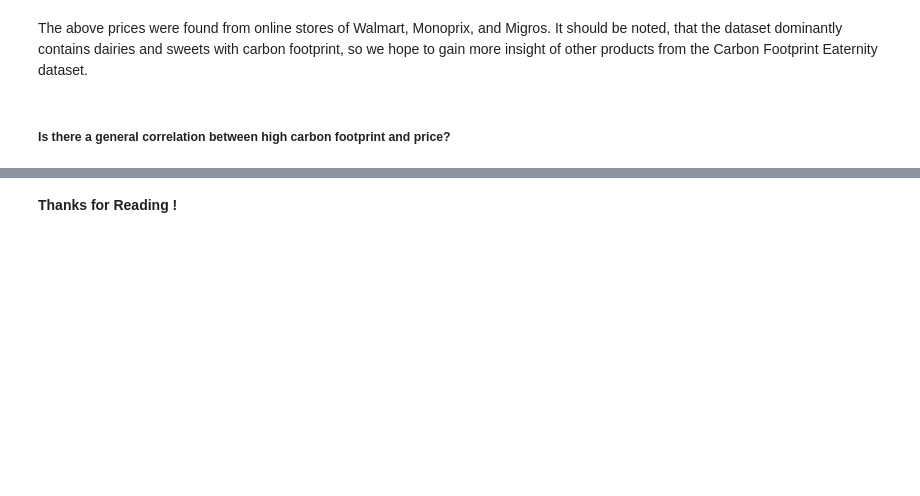
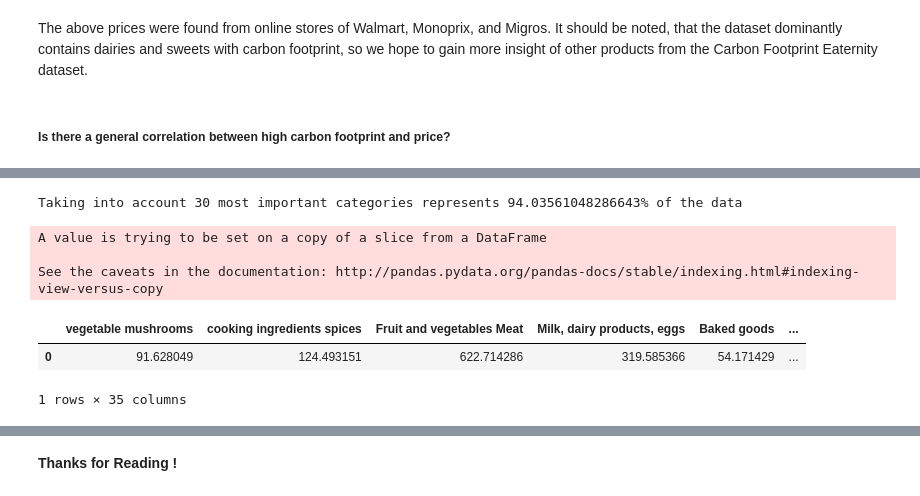
Before and after one commit to RedHotDataProject/Project_ADA, a Jupyter notebook: Open Food Facts - Explore data.ipynb, the cells around one changed output, grey strips where cells are left out. Saved outputs shown, nothing was run; the diff lists cells and outputs as text; code cells hidden in the pictures; blank space fills up the shorter version.

```diff
--- a/Open Food Facts - Explore data.ipynb
+++ b/Open Food Facts - Explore data.ipynb
@@ -394,2 +549,4 @@ food_facts_pd.main_category.value_counts().head(30)
 # %%
-print('Taking into account the 30 main categories represents {0}% of the data'.format(sum(food_facts_pd.main_category.value_counts()[:30])/len(food_facts_pd.main_category)*100))
+print('Taking into account 30 most important categories represents {0}% of the data'.format(sum(food_facts_pd.main_category.value_counts()[:30])/len(food_facts_pd.main_category)*100))
+# %% [output]
+Taking into account 30 most important categories represents 94.03561048286643% of the data
@@ -433,0 +569,20 @@ dict_categories = {
+# %%
+food_facts_pd['correspond_cat']=None
+for category in dict_categories :
+    food_facts_pd['correspond_cat'][food_facts_pd.main_category == category]=str(dict_categories[category])
+# %% [output]
+A value is trying to be set on a copy of a slice from a DataFrame
+
+See the caveats in the documentation: http://pandas.pydata.org/pandas-docs/stable/indexing.html#indexing-view-versus-copy
+# %%
+list_parent_cat = list(carbon_footprint_pd.category_en.value_counts().keys())
+df_mean_carbon = pd.DataFrame()
+for cat in list_parent_cat:
+    carbon = carbon_footprint_pd[carbon_footprint_pd.category_en == cat]
+    df_mean_carbon[cat]=[carbon['CO2-Value [gram CO2/serving]'].mean()]
+# %%
+df_mean_carbon
+# %% [output]
+|  | vegetable mushrooms | cooking ingredients spices | Fruit and vegetables Meat | Milk, dairy products, eggs | Baked goods | ... |
+| 0 | 91.628049 | 124.493151 | 622.714286 | 319.585366 | 54.171429 | ... |
+1 rows × 35 columns
```
Also changed, not shown: parts of 18 cells of this notebook.
